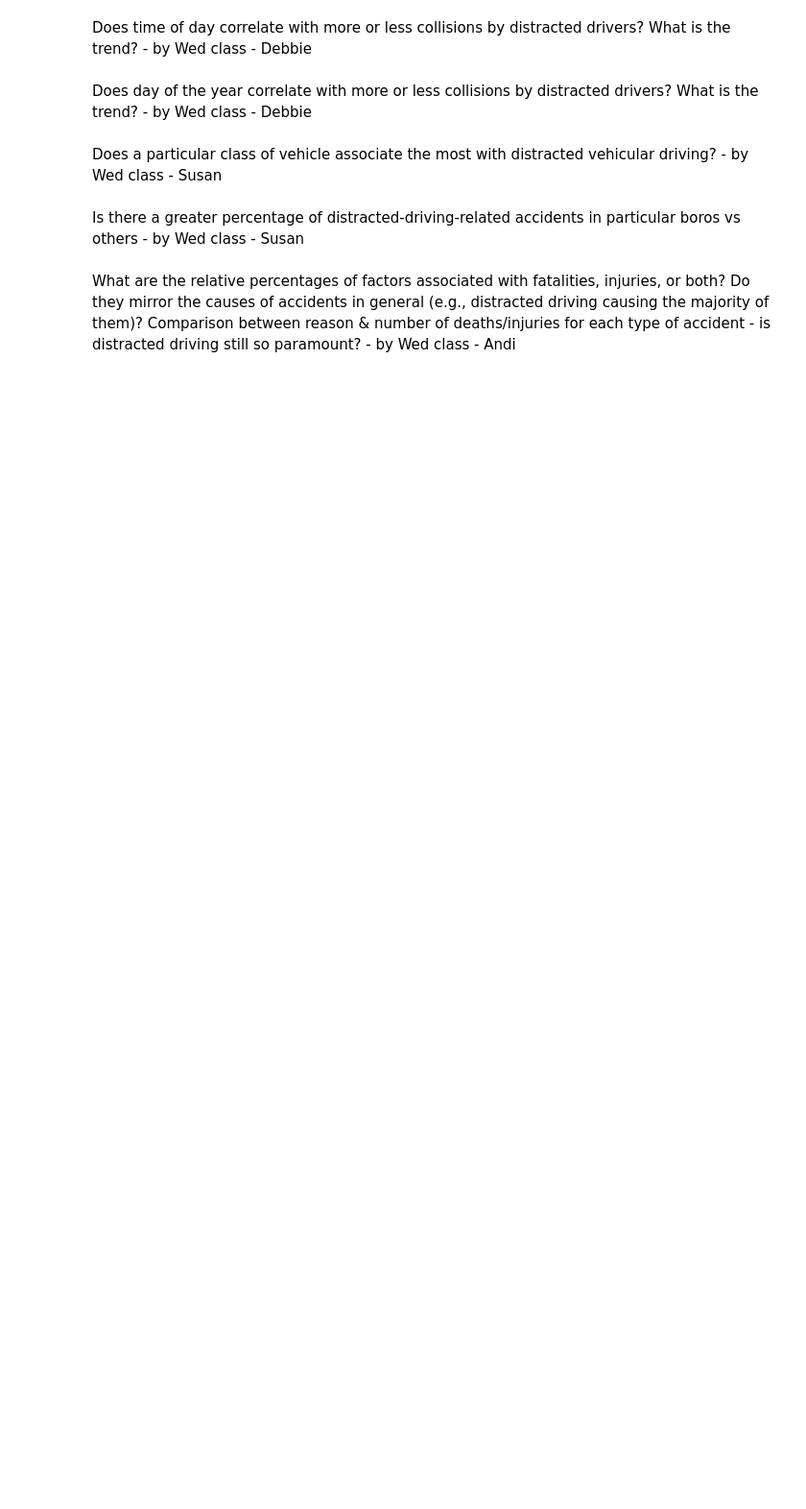
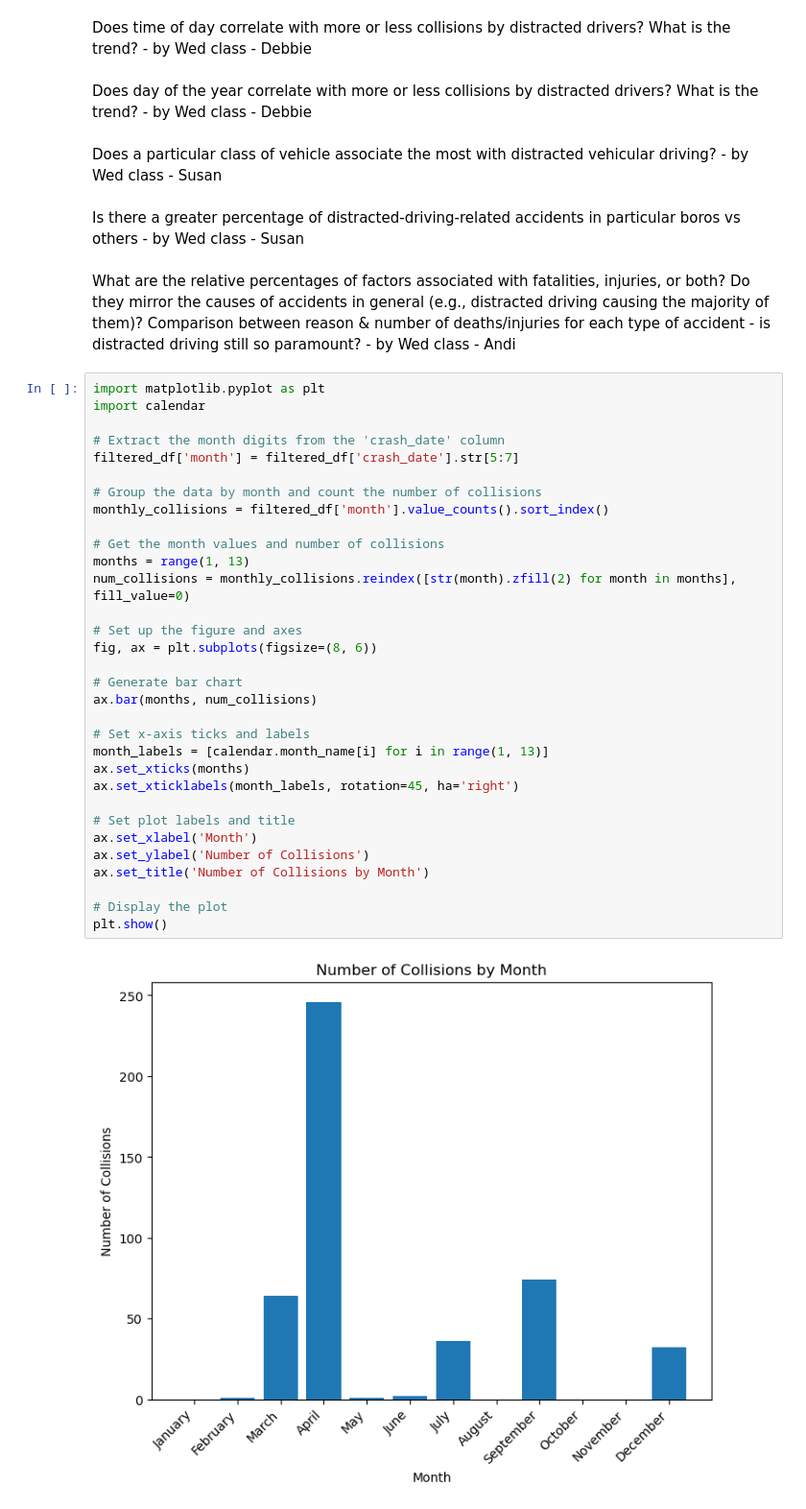
Before and after one commit to aglantzrbc/rutgers23-project-one, a Jupyter notebook: MASTER.PYTHON.FILE.ipynb, the cells around one changed output. Shown at 96% size. Drawn from its saved outputs; the diff is of its cells as text; blank space fills up the shorter version.

```diff
--- a/MASTER.PYTHON.FILE.ipynb
+++ b/MASTER.PYTHON.FILE.ipynb
@@ -387,3 +388,37 @@ Does a particular class of vehicle associate the most with distracted vehicular
 Is there a greater percentage of distracted-driving-related accidents in particular boros vs others - by Wed class - Susan
 # %% [markdown]
 What are the relative percentages of factors associated with fatalities, injuries, or both? Do they mirror the causes of accidents in general (e.g., distracted driving causing the majority of them)? Comparison between reason & number of deaths/injuries for each type of accident - is distracted driving still so paramount? - by Wed class - Andi
+# %%
+import matplotlib.pyplot as plt
+import calendar
+
+# Extract the month digits from the 'crash_date' column
+filtered_df['month'] = filtered_df['crash_date'].str[5:7]
+
+# Group the data by month and count the number of collisions
+monthly_collisions = filtered_df['month'].value_counts().sort_index()
+
+# Get the month values and number of collisions
+months = range(1, 13)
+num_collisions = monthly_collisions.reindex([str(month).zfill(2) for month in months], fill_value=0)
+
+# Set up the figure and axes
+fig, ax = plt.subplots(figsize=(8, 6))
+
+# Generate bar chart
+ax.bar(months, num_collisions)
+
+# Set x-axis ticks and labels
+month_labels = [calendar.month_name[i] for i in range(1, 13)]
+ax.set_xticks(months)
+ax.set_xticklabels(month_labels, rotation=45, ha='right')
+
+# Set plot labels and title
+ax.set_xlabel('Month')
+ax.set_ylabel('Number of Collisions')
+ax.set_title('Number of Collisions by Month')
+
+# Display the plot
+plt.show()
+# %% [output]
+[figure, added]
```
Also changed, not shown: parts of 1 cell of this notebook.
